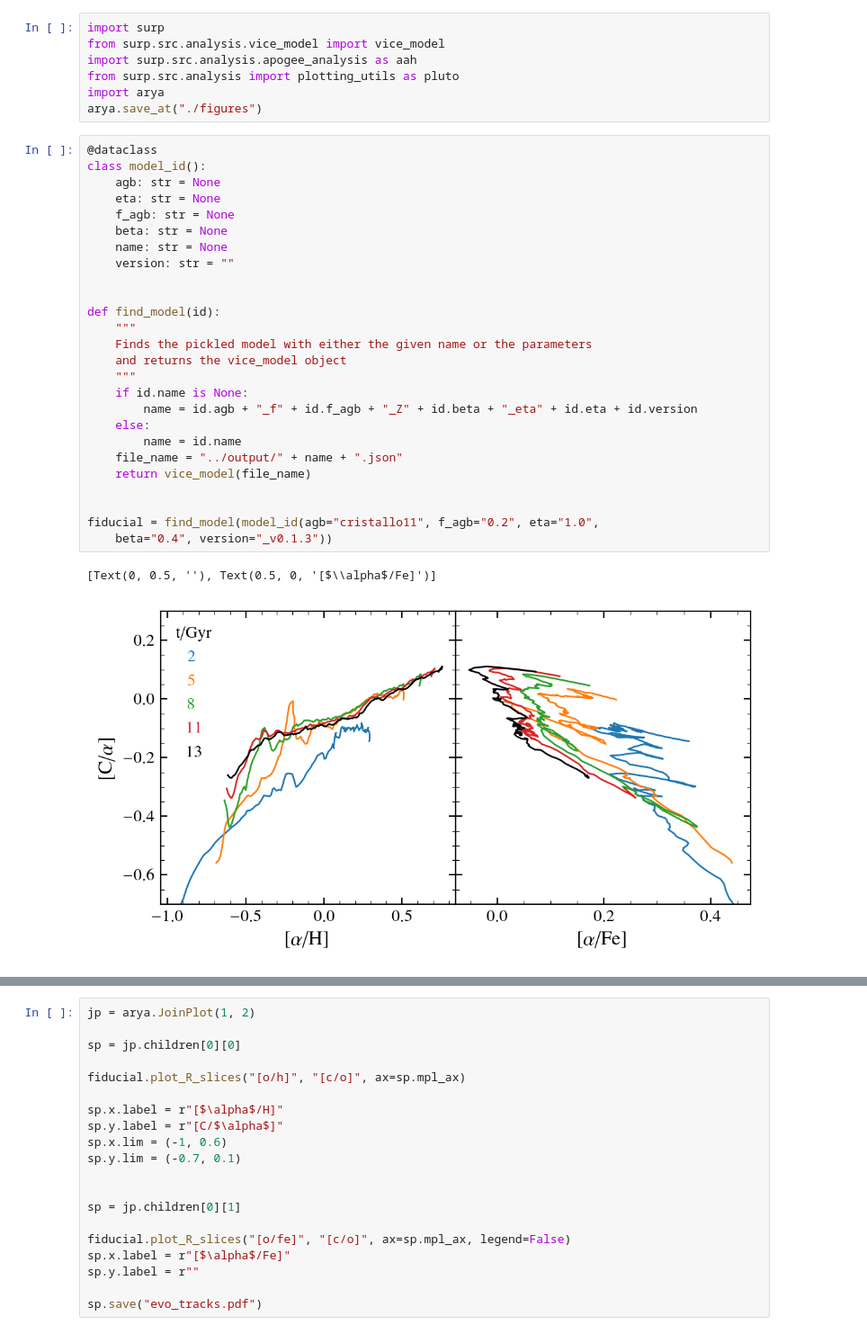
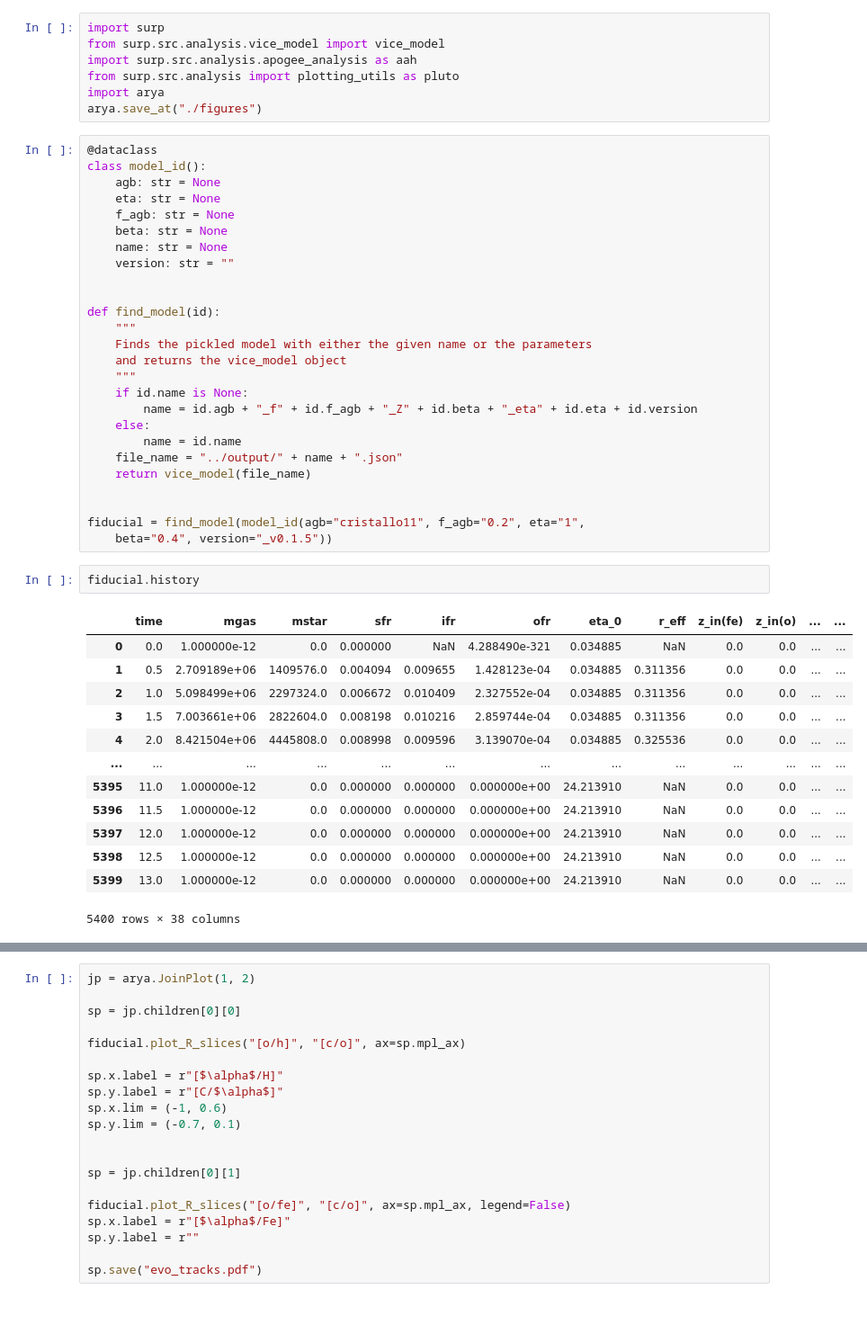
Before and after one commit to aeyobd/surp, a Jupyter notebook: carbon_paper/arya_models.ipynb, the cells around one changed output, grey strips where cells are left out. Shown at 90% size. Drawn from its saved outputs; the diff is of its cells as text; blank space fills up the shorter version.

```diff
--- a/carbon_paper/arya_models.ipynb
+++ b/carbon_paper/arya_models.ipynb
@@ -39,11 +39,24 @@ def find_model(id):
     return vice_model(file_name)
 
 
-fiducial = find_model(model_id(agb="cristallo11", f_agb="0.2", eta="1.0",
-    beta="0.4", version="_v0.1.3"))
+fiducial = find_model(model_id(agb="cristallo11", f_agb="0.2", eta="1",
+    beta="0.4", version="_v0.1.5"))
-# %% [output]
-[Text(0, 0.5, ''), Text(0.5, 0, '[$\\alpha$/Fe]')]
-[figure, removed]
+# %%
+fiducial.history
+# %% [output]
+|  | time | mgas | mstar | sfr | ifr | ofr | eta_0 | r_eff | z_in(fe) | z_in(o) | ... | ... |
+| 0 | 0.0 | 1.000000e-12 | 0.0 | 0.000000 | NaN | 4.288490e-321 | 0.034885 | NaN | 0.0 | 0.0 | ... | ... |
+| 1 | 0.5 | 2.709189e+06 | 1409576.0 | 0.004094 | 0.009655 | 1.428123e-04 | 0.034885 | 0.311356 | 0.0 | 0.0 | ... | ... |
+| 2 | 1.0 | 5.098499e+06 | 2297324.0 | 0.006672 | 0.010409 | 2.327552e-04 | 0.034885 | 0.311356 | 0.0 | 0.0 | ... | ... |
+| 3 | 1.5 | 7.003661e+06 | 2822604.0 | 0.008198 | 0.010216 | 2.859744e-04 | 0.034885 | 0.311356 | 0.0 | 0.0 | ... | ... |
+| 4 | 2.0 | 8.421504e+06 | 4445808.0 | 0.008998 | 0.009596 | 3.139070e-04 | 0.034885 | 0.325536 | 0.0 | 0.0 | ... | ... |
+| ... | ... | ... | ... | ... | ... | ... | ... | ... | ... | ... | ... | ... |
+| 5395 | 11.0 | 1.000000e-12 | 0.0 | 0.000000 | 0.000000 | 0.000000e+00 | 24.213910 | NaN | 0.0 | 0.0 | ... | ... |
+| 5396 | 11.5 | 1.000000e-12 | 0.0 | 0.000000 | 0.000000 | 0.000000e+00 | 24.213910 | NaN | 0.0 | 0.0 | ... | ... |
+| 5397 | 12.0 | 1.000000e-12 | 0.0 | 0.000000 | 0.000000 | 0.000000e+00 | 24.213910 | NaN | 0.0 | 0.0 | ... | ... |
+| 5398 | 12.5 | 1.000000e-12 | 0.0 | 0.000000 | 0.000000 | 0.000000e+00 | 24.213910 | NaN | 0.0 | 0.0 | ... | ... |
+| 5399 | 13.0 | 1.000000e-12 | 0.0 | 0.000000 | 0.000000 | 0.000000e+00 | 24.213910 | NaN | 0.0 | 0.0 | ... | ... |
+5400 rows × 38 columns
 # %%
 s = fiducial.stars["solar"]
 N = len(s)
```
Also changed, not shown: parts of 2 cells of this notebook, 20 other files.
